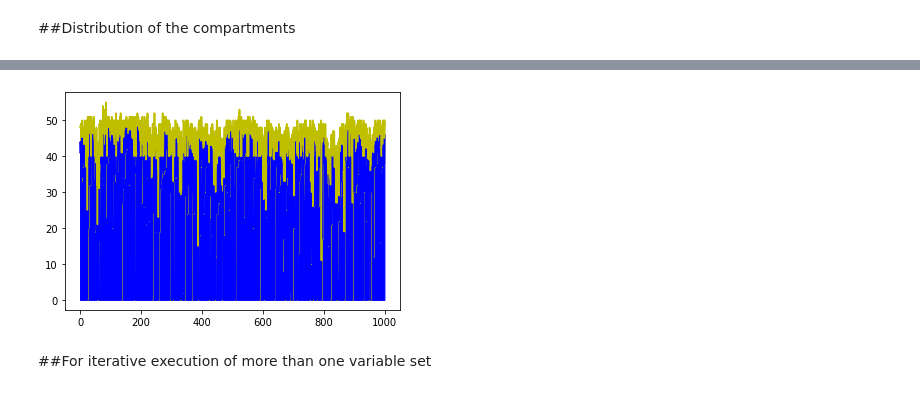
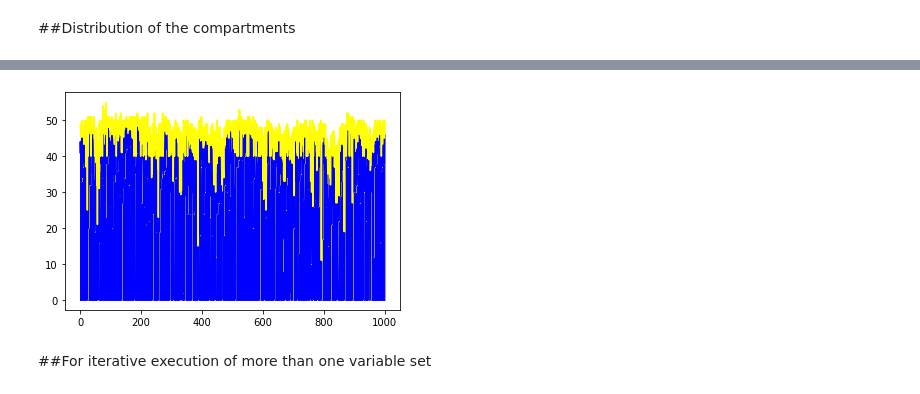
Before and after one commit to thecrazyphysicist369/strategic-Covid19-testing, a Jupyter notebook: v2_Random_Testing.ipynb, the cells around one changed output, grey strips where cells are left out. Drawn from its saved outputs; the diff is of its cells as text; code cells hidden in the pictures.

```diff
--- a/v2_Random_Testing.ipynb
+++ b/v2_Random_Testing.ipynb
@@ -187,7 +187,7 @@ def days(pop, tpm):
 
 population_size = 1000 #int(input("Enter population size : "))
 
-k = 15 # int(input("\nk nearest neighbors : "))
+k = 5 # int(input("\nk nearest neighbors : "))
 
 p = 0.5 # float(input("\nProbablity of the contacts : "))
 
@@ -243,6 +243,8 @@ plt.plot(count, susp, color='b', label = "Susceptible")
 plt.plot(count, expo, color='y', label = "Exposed")
 plt.plot(count, infe, color='r', label = "Infected")
 plt.plot(count, reco, color='g', label = "Recovered")
+plt.xlabel('number of days')
+plt.ylabel('population')
 plt.plot(count, dead, color='k', label = "Dead")
 label = "Probability = "+str(p)+". Nearest Neigbours = "+str(k)+"."
 plt.title(label, fontdict=None, loc='center', pad=None)
@@ -280,17 +305,21 @@ for person in population:
     d_sus.append(person['d_sus'])
 
 
-#replace count with a apt list of len population
+pop_len = []
+for i in len(population):
+  pop_len.append(i)
+
 
 #Plotting the susceptible distribution
 sus_plt = plt.plot(count, d_sus, color = 'b')
 sus_plt = plt.fill_between(count, d_sus, color = 'b')
 label = "Susceptible; Probability = "+str(p)+". Nearest Neigbours = "+str(k)+"."
 sus_plt = plt.title(label, fontdict=None, loc='center', pad=None)
+sus_plt = plt.savefig('susceptible distribution.png')
 sus_plt = plt.show()
 #Plotting the exposed distribution
-expo_plt = plt.plot(count, d_expo, color = 'y')
-expo_plt = plt.fill_between(count, d_expo, color = 'y')
+expo_plt = plt.plot(count, d_expo, color = '#ffff00')
+expo_plt = plt.fill_between(count, d_expo, color = '#ffff00')
 label = "Exposed; Probability = "+str(p)+". Nearest Neigbours = "+str(k)+"."
 expo_plt = plt.title(label, fontdict=None, loc='center', pad=None)
 expo_plt = plt.show()
@@ -319,17 +348,19 @@ inf_plt = plt.show()
 [figure]
 [figure]
 # %%
-cd_expo,  = []
+#complete this part
+cd_expo, cd_inf, cd_reco, cd_death  = []
 for i in range(len(population)):
   cd_expo.append(d_sus[i]+d_expo[i])
 
 #Combined Plot
-combi_plt = plt.plot(count, d_sus, color = 'b')
-combi_plt = plt.fill_between(count, d_sus, color = 'b' )
-combi_plt = plt.plot(count, cd_expo, color = 'y')
-combi_plt = plt.fill_between(count, cd_expo, d_sus, color = 'y')
-combi_plt = plt.show()
+plt.plot(count, d_sus, color = 'b')
+plt.fill_between(count, d_sus, color = 'b' )
+plt.plot(count, cd_expo, color = '#ffff00')
+plt.fill_between(count, cd_expo, d_sus, color = '#ffff00')
+plt.plot
+plt.show()
 # %% [output]
-[figure, old version]
+[figure, new version]
 # %% [markdown]
 ##For iterative execution of more than one variable set
```
Also changed, not shown: parts of 5 cells of this notebook.
